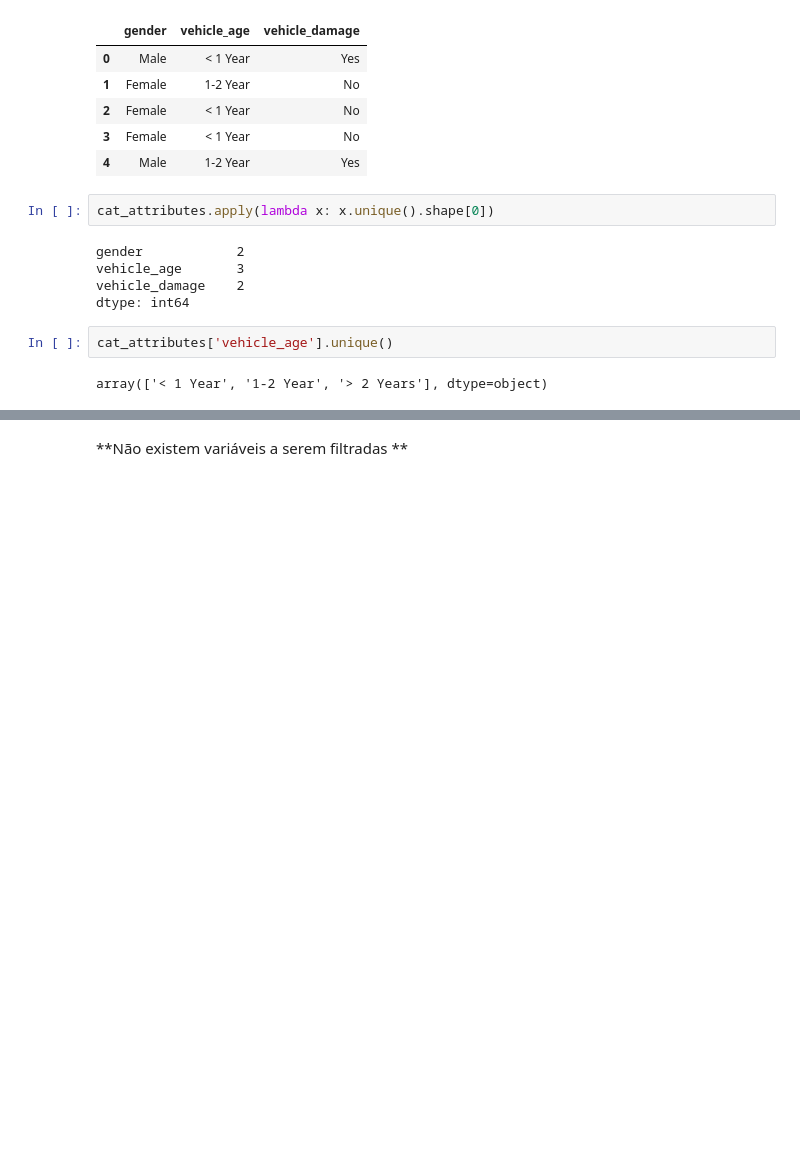
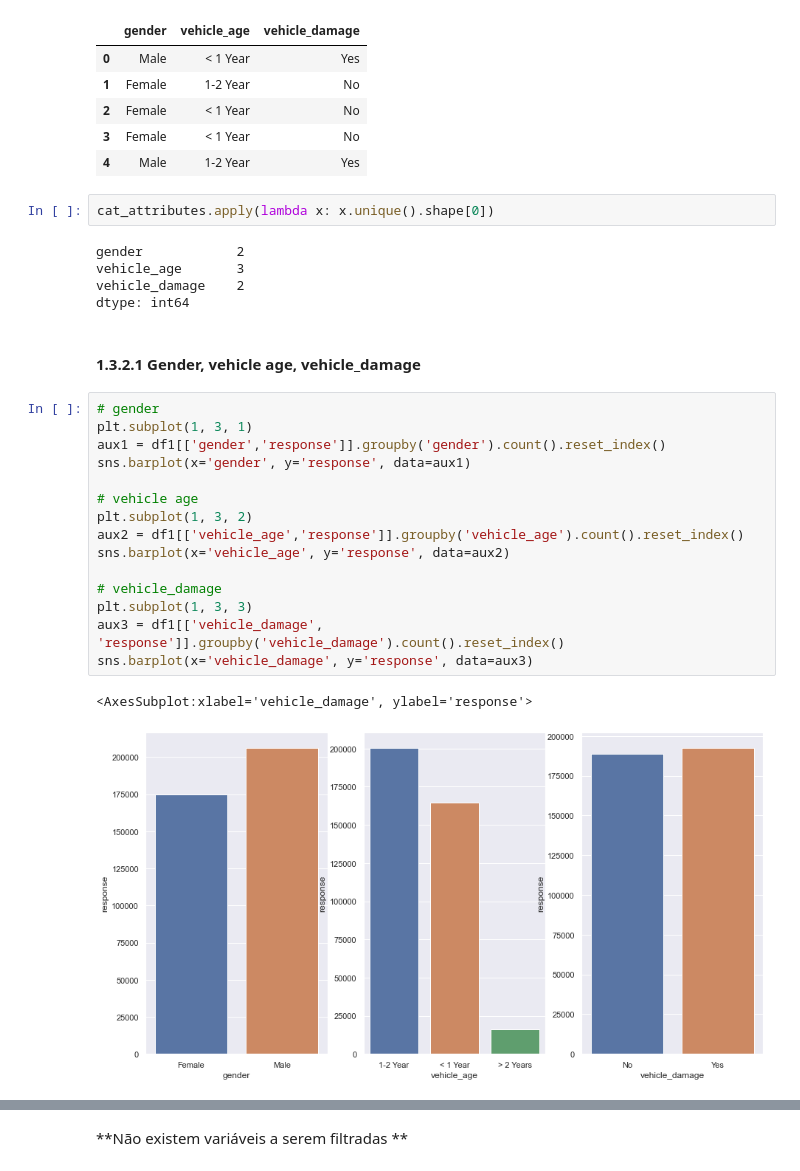
Before and after one commit to VanderCaneppelle/cross_sell, a Jupyter notebook: learn_to_rank_model_01.ipynb, the cells around one changed output, grey strips where cells are left out. Cells and saved outputs as stored; diff of their text form; blank space fills up the shorter version.

```diff
--- a/learn_to_rank_model_01.ipynb
+++ b/learn_to_rank_model_01.ipynb
@@ -260,7 +292,23 @@ gender            2
 vehicle_age       3
 vehicle_damage    2
 dtype: int64
-# %%
-cat_attributes['vehicle_age'].unique()
-# %% [output]
-array(['< 1 Year', '1-2 Year', '> 2 Years'], dtype=object)
+# %% [markdown]
+#### 1.3.2.1 Gender, vehicle age, vehicle_damage
+# %%
+# gender
+plt.subplot(1, 3, 1)
+aux1 = df1[['gender','response']].groupby('gender').count().reset_index()
+sns.barplot(x='gender', y='response', data=aux1)
+
+# vehicle age
+plt.subplot(1, 3, 2)
+aux2 = df1[['vehicle_age','response']].groupby('vehicle_age').count().reset_index()
+sns.barplot(x='vehicle_age', y='response', data=aux2)
+
+# vehicle_damage
+plt.subplot(1, 3, 3)
+aux3 = df1[['vehicle_damage', 'response']].groupby('vehicle_damage').count().reset_index()
+sns.barplot(x='vehicle_damage', y='response', data=aux3)
+# %% [output]
+<AxesSubplot:xlabel='vehicle_damage', ylabel='response'>
+[figure, added]
```
Also changed, not shown: parts of 84 cells of this notebook.
